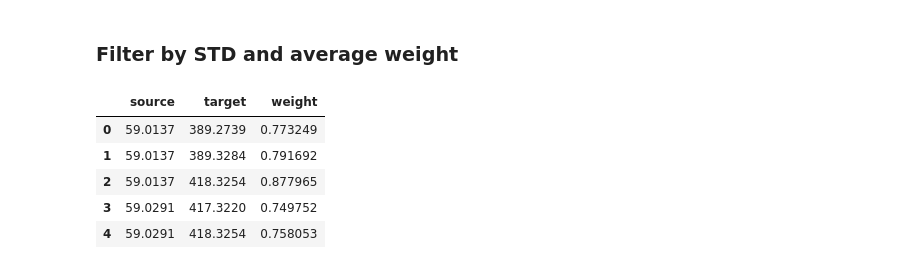
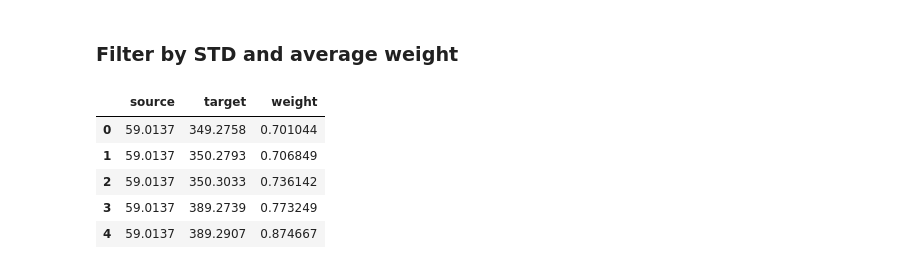
Before and after one commit to win7/GNN_Unsupervised, a Jupyter notebook: processing.ipynb, the cells around one changed output. Saved outputs shown, nothing was run; the diff lists cells and outputs as text; code cells hidden in the pictures.

```diff
--- a/processing.ipynb
+++ b/processing.ipynb
@@ -294,12 +296,12 @@ time: 14 ms (started: 2023-06-05 20:33:46 -05:00)
 # %% [markdown]
 ### Filter by STD and average weight
 # %%
-dict_df_common_edges = std_global_(dict_df_edges_filter_weight, exp, method, dimension, groups_id, th=0.3, plot=True, save=True)
+dict_df_common_edges = std_global(dict_df_edges_filter_weight, exp, method, dimension, groups_id, th=0.3, plot=True, save=True)
 dict_df_common_edges[groups_id[0]].head()
 # %% [output]
 |  | source | target | weight |
-| 0 | 59.0137 | 389.2739 | 0.773249 |
-| 1 | 59.0137 | 389.3284 | 0.791692 |
-| 2 | 59.0137 | 418.3254 | 0.877965 |
-| 3 | 59.0291 | 417.3220 | 0.749752 |
-| 4 | 59.0291 | 418.3254 | 0.758053 |
+| 0 | 59.0137 | 349.2758 | 0.701044 |
+| 1 | 59.0137 | 350.2793 | 0.706849 |
+| 2 | 59.0137 | 350.3033 | 0.736142 |
+| 3 | 59.0137 | 389.2739 | 0.773249 |
+| 4 | 59.0137 | 389.2907 | 0.874667 |
```
Also changed, not shown: parts of 18 cells of this notebook, 1 other file.
